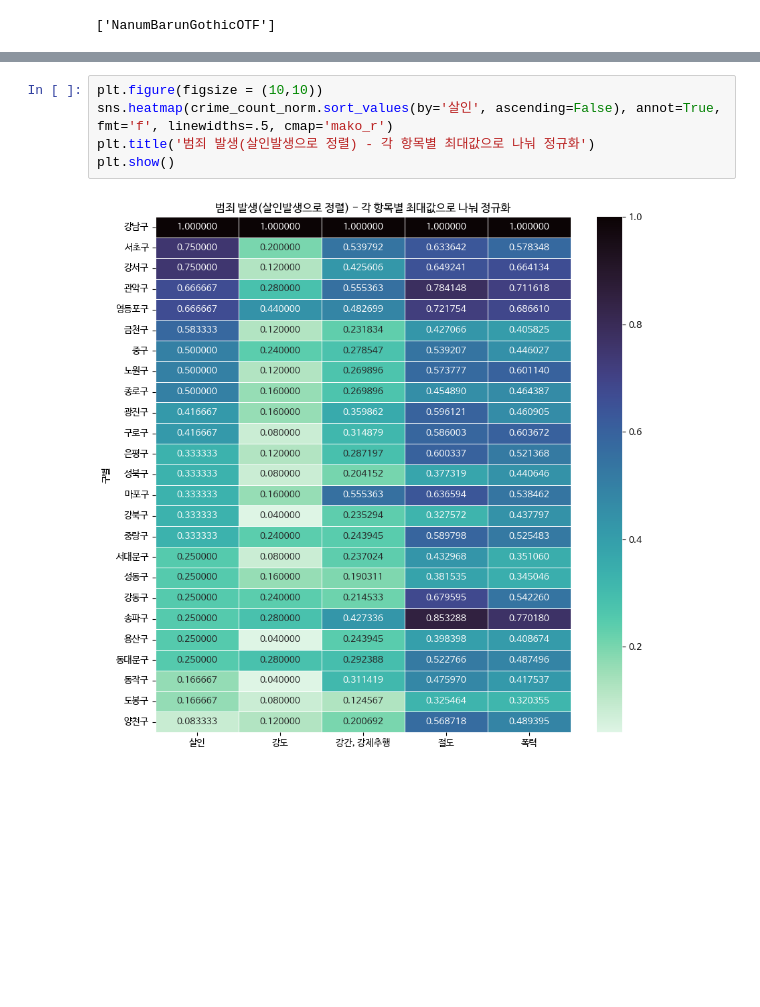
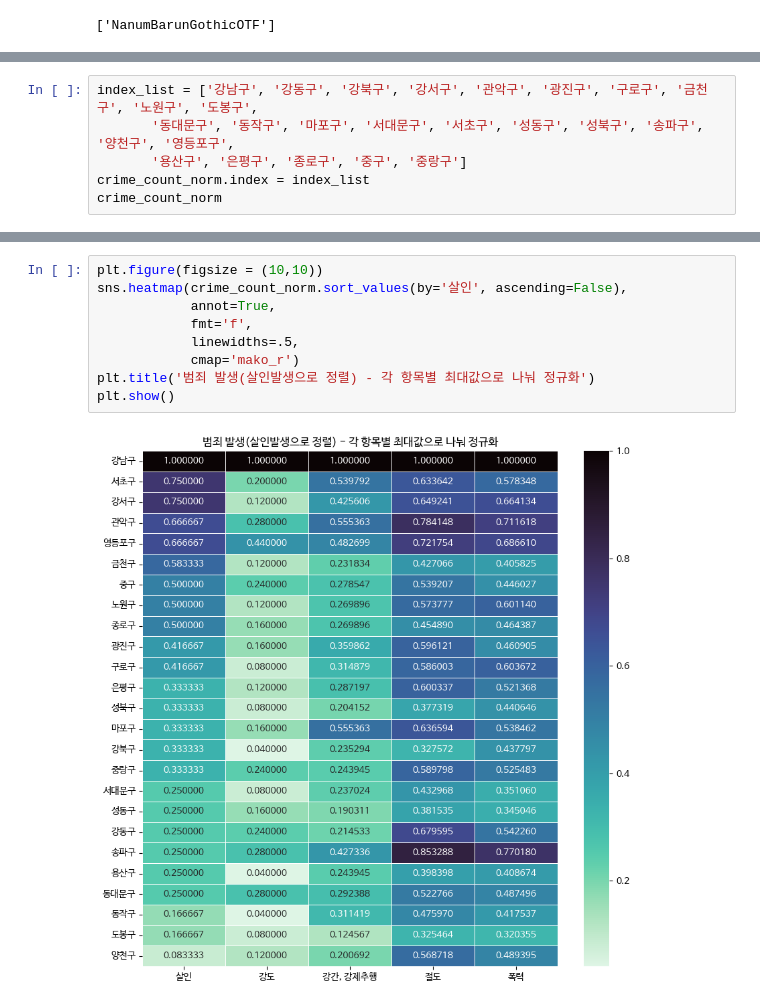
Before and after one commit to seohyun1119/pythonbasic, a Jupyter notebook: mini_project(1)/mini_project(3).ipynb, the cells around one changed output, grey strips where cells are left out. Saved outputs shown, nothing was run; the diff lists cells and outputs as text; blank space fills up the shorter version.

```diff
--- a/mini_project(1)/mini_project(3).ipynb
+++ b/mini_project(1)/mini_project(3).ipynb
@@ -123,0 +126,6 @@ crime_count_norm.sort_values(by='살인', ascending=False)
+# %%
+index_list = ['강남구', '강동구', '강북구', '강서구', '관악구', '광진구', '구로구', '금천구', '노원구', '도봉구',
+       '동대문구', '동작구', '마포구', '서대문구', '서초구', '성동구', '성북구', '송파구', '양천구', '영등포구',
+       '용산구', '은평구', '종로구', '중구', '중랑구']
+crime_count_norm.index = index_list
+crime_count_norm
@@ -124,7 +150,11 @@ crime_count_norm.sort_values(by='살인', ascending=False)
 # %%
 plt.figure(figsize = (10,10))
-sns.heatmap(crime_count_norm.sort_values(by='살인', ascending=False), annot=True, fmt='f', linewidths=.5, cmap='mako_r')
+sns.heatmap(crime_count_norm.sort_values(by='살인', ascending=False),
+            annot=True,
+            fmt='f',
+            linewidths=.5,
+            cmap='mako_r')
 plt.title('범죄 발생(살인발생으로 정렬) - 각 항목별 최대값으로 나눠 정규화')
 plt.show()
 # %% [output]
-[figure, old version]
+[figure, new version]
```
Also changed, not shown: parts of 7 cells of this notebook, 4 other files.
